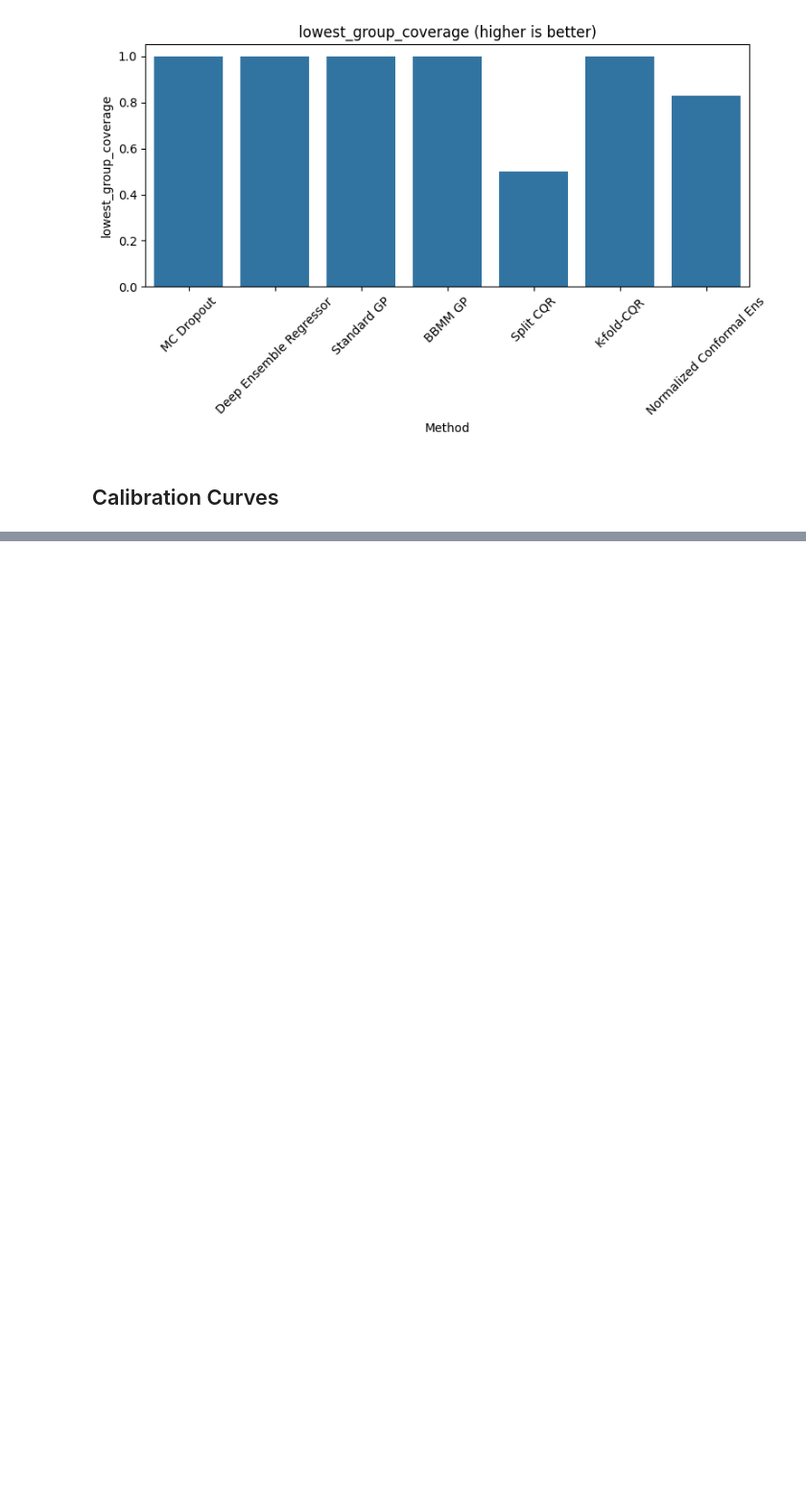
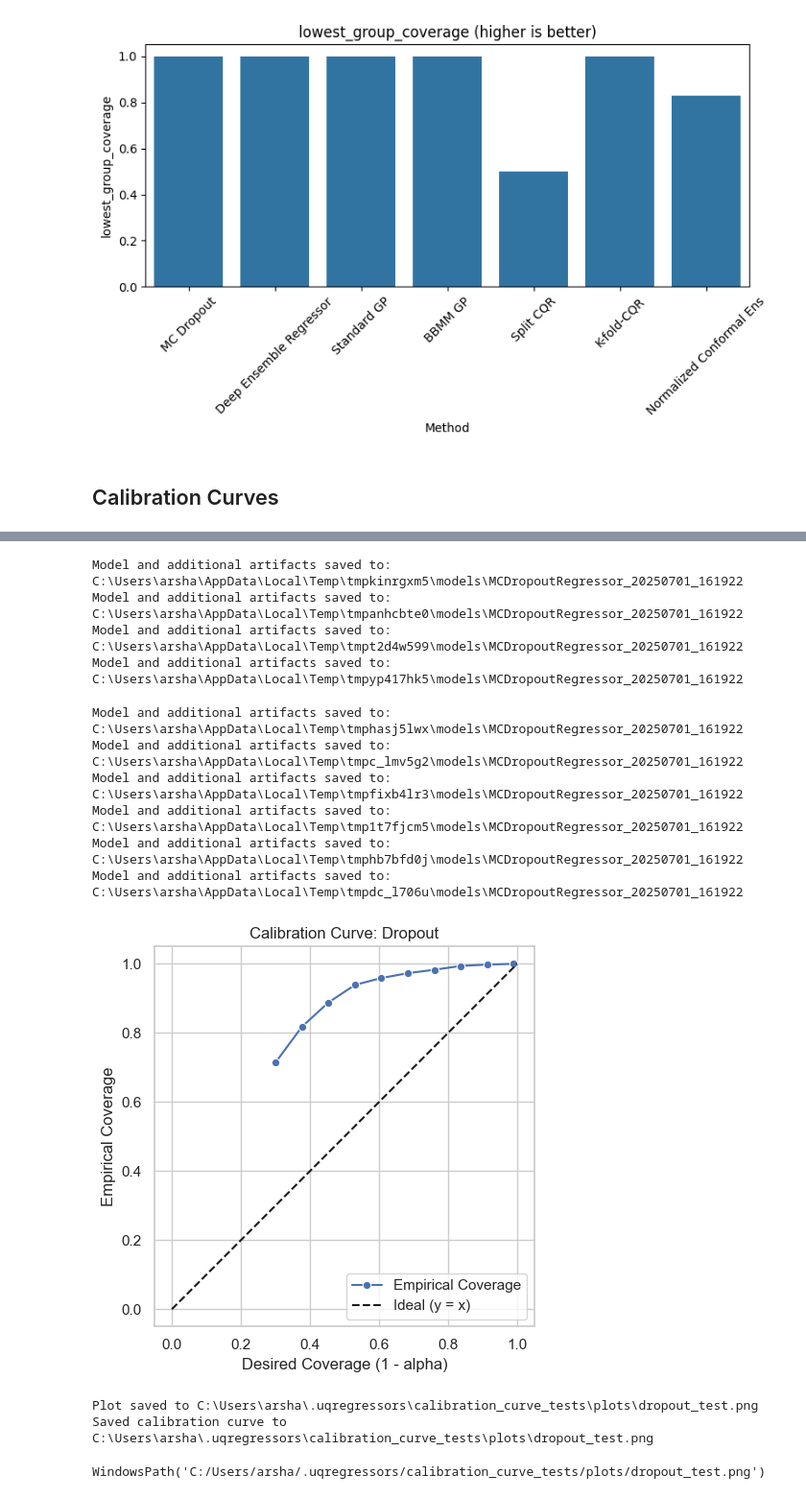
Before and after one commit to arjunrs3/UQRegressors, a Jupyter notebook: examples/examples_sin_1d.ipynb, the cells around one changed output, grey strips where cells are left out. Shown at 96% size. Cells and saved outputs as stored; diff of their text form; code cells hidden in the pictures; blank space fills up the shorter version.

```diff
--- a/examples/examples_sin_1d.ipynb
+++ b/examples/examples_sin_1d.ipynb
@@ -466,0 +469,21 @@ plt.show()
+# %%
+from uqregressors.plotting.plotting import generate_cal_curve, plot_cal_curve
+from pathlib import Path
+
+desired_coverage, empirical_coverage, avg_interval_width = generate_cal_curve(dropout, X_test, y_true, refit=False, X_train=X_train, y_train=y_train)
+plot_cal_curve(desired_coverage, empirical_coverage, show=True, save_dir=Path.home()/".uqregressors"/"calibration_curve_tests", filename="dropout_test.png", title="Calibration Curve: Dropout")
+# %% [output]
+Model and additional artifacts saved to: C:\Users\arsha\AppData\Local\Temp\tmpkinrgxm5\models\MCDropoutRegressor_20250701_161922
+Model and additional artifacts saved to: C:\Users\arsha\AppData\Local\Temp\tmpanhcbte0\models\MCDropoutRegressor_20250701_161922
+Model and additional artifacts saved to: C:\Users\arsha\AppData\Local\Temp\tmpt2d4w599\models\MCDropoutRegressor_20250701_161922
+Model and additional artifacts saved to: C:\Users\arsha\AppData\Local\Temp\tmpyp417hk5\models\MCDropoutRegressor_20250701_161922
+Model and additional artifacts saved to: C:\Users\arsha\AppData\Local\Temp\tmphasj5lwx\models\MCDropoutRegressor_20250701_161922
+Model and additional artifacts saved to: C:\Users\arsha\AppData\Local\Temp\tmpc_lmv5g2\models\MCDropoutRegressor_20250701_161922
+Model and additional artifacts saved to: C:\Users\arsha\AppData\Local\Temp\tmpfixb4lr3\models\MCDropoutRegressor_20250701_161922
+Model and additional artifacts saved to: C:\Users\arsha\AppData\Local\Temp\tmp1t7fjcm5\models\MCDropoutRegressor_20250701_161922
+Model and additional artifacts saved to: C:\Users\arsha\AppData\Local\Temp\tmphb7bfd0j\models\MCDropoutRegressor_20250701_161922
+Model and additional artifacts saved to: C:\Users\arsha\AppData\Local\Temp\tmpdc_l706u\models\MCDropoutRegressor_20250701_161922
+[figure, added]
+Plot saved to C:\Users\arsha\.uqregressors\calibration_curve_tests\plots\dropout_test.png
+Saved calibration curve to C:\Users\arsha\.uqregressors\calibration_curve_tests\plots\dropout_test.png
+WindowsPath('C:/Users/arsha/.uqregressors/calibration_curve_tests/plots/dropout_test.png')
```
Also changed, not shown: parts of 4 cells of this notebook, 32 other files.
